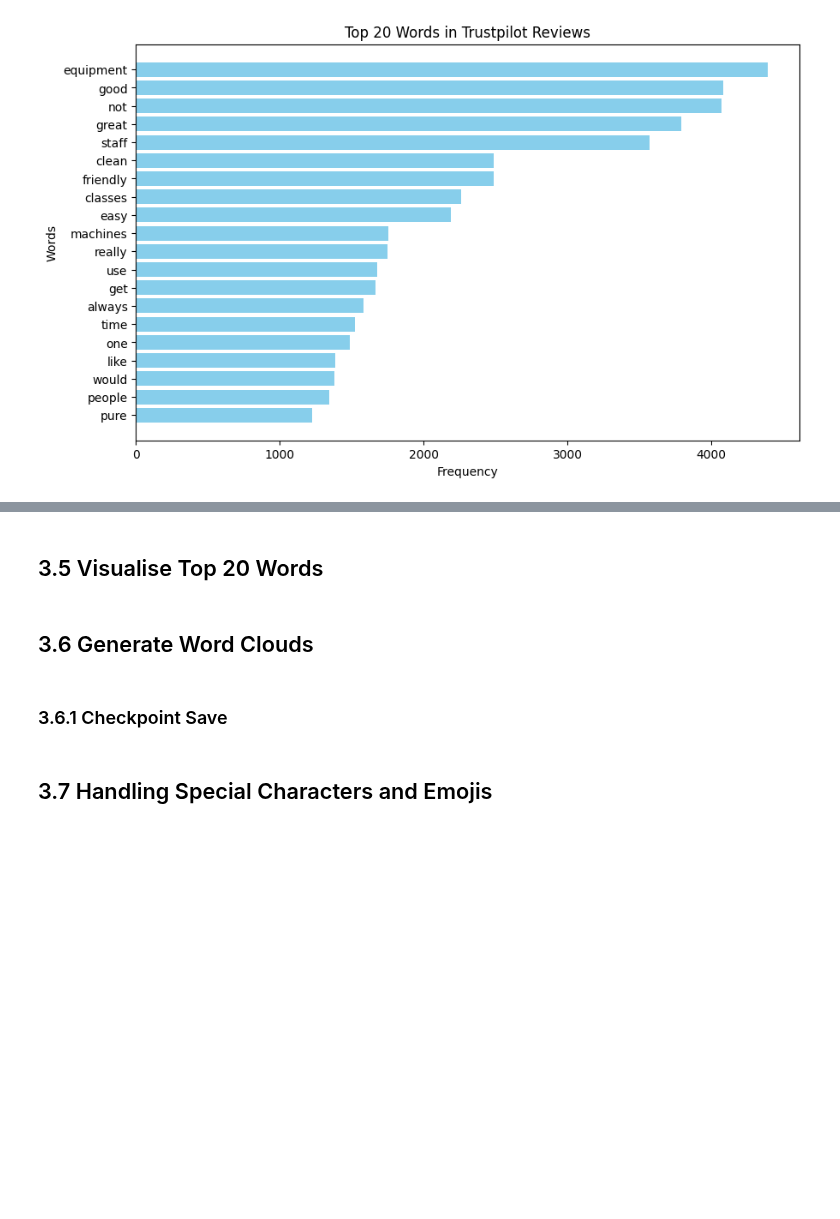
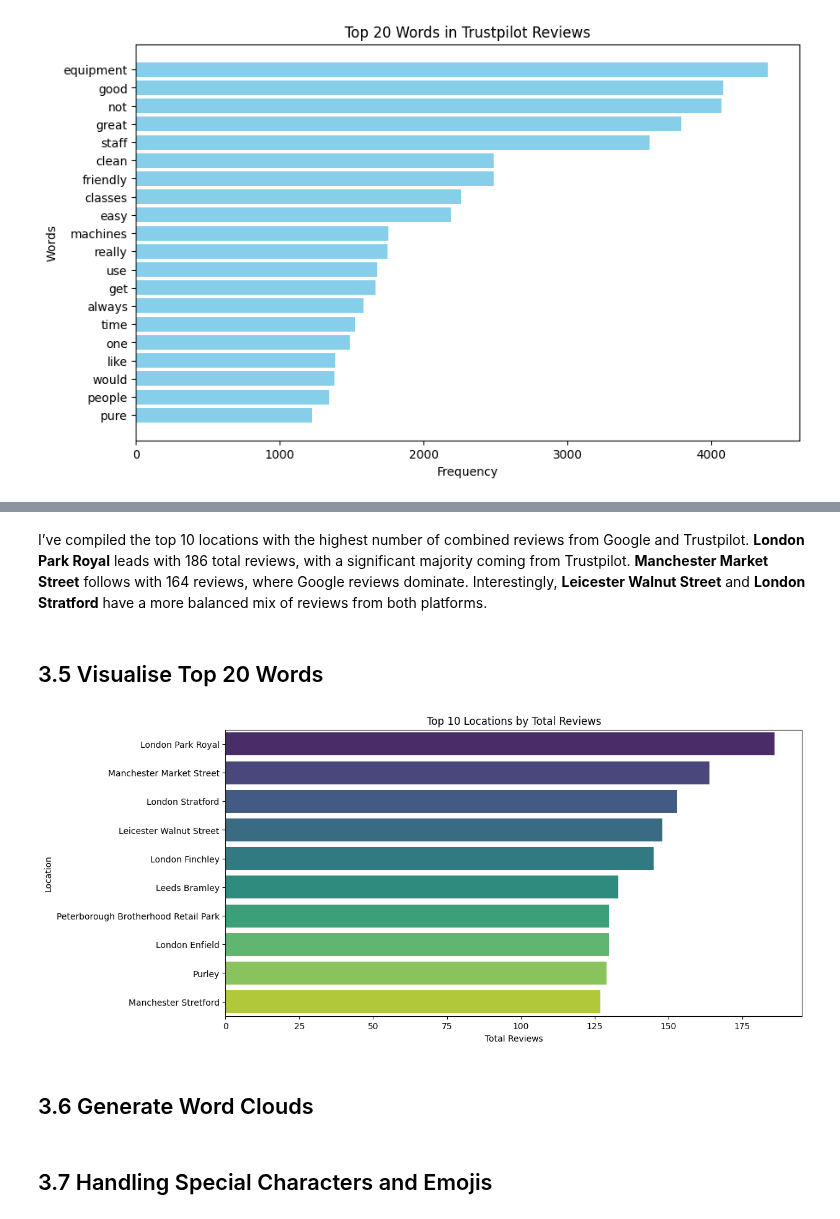
Before and after one commit to sheldonkemper/portfolio, a Jupyter notebook: KEMPER_SHELDON_CAM_C301_Week_4and5_Topic_project.ipynb, the cells around one changed output, grey strips where cells are left out. Saved outputs shown, nothing was run; the diff lists cells and outputs as text; code cells hidden in the pictures; blank space fills up the shorter version.

```diff
--- a/KEMPER_SHELDON_CAM_C301_Week_4and5_Topic_project.ipynb
+++ b/KEMPER_SHELDON_CAM_C301_Week_4and5_Topic_project.ipynb
@@ -881,0 +884,16 @@ Top 20 words in Trustpilot Reviews: [('equipment', 4395), ('good', 4080), ('not'
+# %%
+# Count reviews for each location from both datasets
+google_review_counts = google_common_reviews.groupby('Location').size().reset_index(name='Google Reviews')
+trustpilot_review_counts = trustpilot_common_reviews.groupby('Location').size().reset_index(name='Trustpilot Reviews')
+
+# Merge the counts to get total reviews per location
+location_review_counts = pd.merge(google_review_counts, trustpilot_review_counts, on='Location', how='outer').fillna(0)
+
+# Calculate the total number of reviews
+location_review_counts['Total Reviews'] = location_review_counts['Google Reviews'] + location_review_counts['Trustpilot Reviews']
+
+# Sort by total reviews in descending order
+location_review_counts = location_review_counts.sort_values('Total Reviews', ascending=False)
+
+# Display the top 10 locations
+location_review_counts.head(10)
@@ -882,2 +912,5 @@ Top 20 words in Trustpilot Reviews: [('equipment', 4395), ('good', 4080), ('not'
+# %% [markdown]
+
+I’ve compiled the top 10 locations with the highest number of combined reviews from Google and Trustpilot. **London Park Royal** leads with 186 total reviews, with a significant majority coming from Trustpilot. **Manchester Market Street** follows with 164 reviews, where Google reviews dominate. Interestingly, **Leicester Walnut Street** and **London Stratford** have a more balanced mix of reviews from both platforms.
 # %% [markdown]
 ## 3.5 Visualise Top 20 Words
@@ -900,4 +917,13 @@ plot_word_frequencies(merged_word_counts, "Top 20 Words in Merged Reviews")
+# %%
+# Plot total reviews for the top 10 locations
+top_locations = location_review_counts.head(10)
+plt.figure(figsize=(12, 6))
+sns.barplot(x='Total Reviews', y='Location', data=top_locations, palette='viridis')
+plt.title('Top 10 Locations by Total Reviews')
+plt.xlabel('Total Reviews')
+plt.ylabel('Location')
+plt.show()
+# %% [output]
+[figure, added]
 # %% [markdown]
 ## 3.6 Generate Word Clouds
-# %% [markdown]
-### 3.6.1 Checkpoint Save
```
Also changed, not shown: parts of 6 cells of this notebook.
